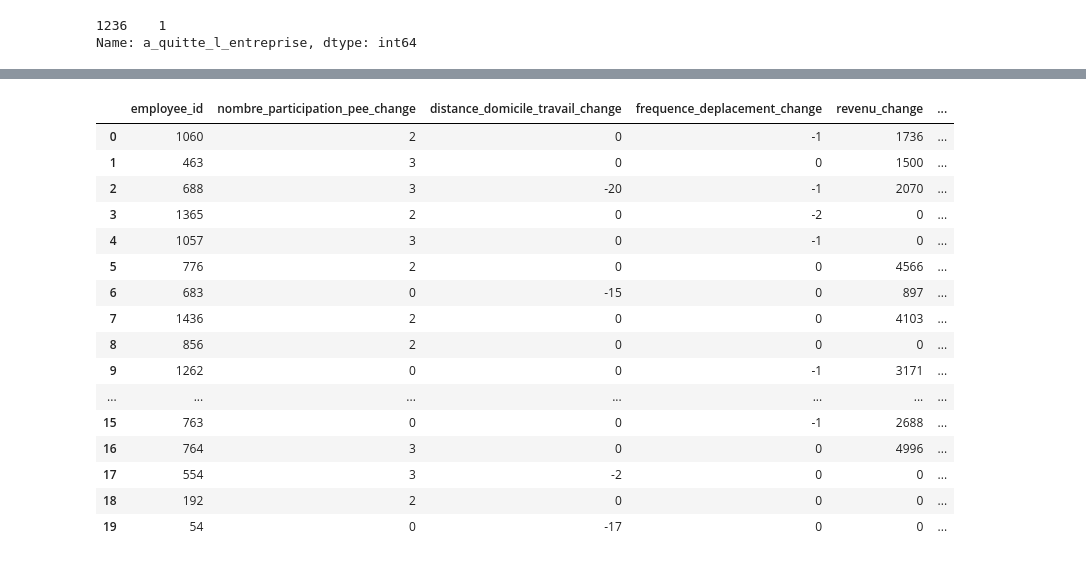
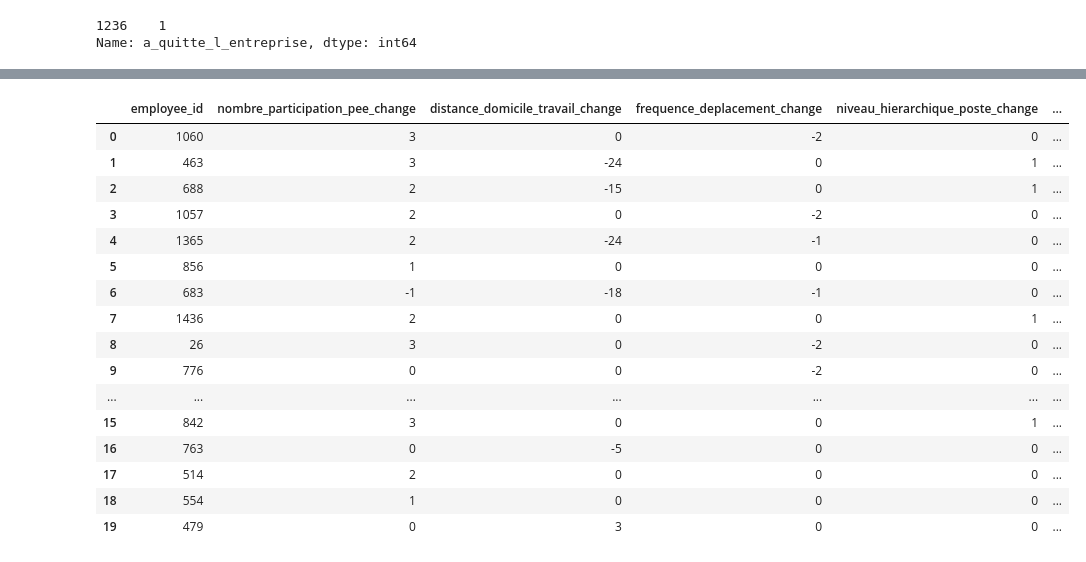
Before and after one commit to Ace4teaM/OCR-NovaTech, a Jupyter notebook: 3.modelisations.ipynb, the cells around one changed output, grey strips where cells are left out. Saved outputs shown, nothing was run; the diff lists cells and outputs as text; code cells hidden in the pictures.

```diff
--- a/3.modelisations.ipynb
+++ b/3.modelisations.ipynb
@@ -1531,9 +1532,9 @@ importance.sort_values(
 results = []
 
 permitted_range = {
-    "revenu_mensuel": [
-        df["revenu_mensuel"].min(),
-        df["revenu_mensuel"].max()
+    "niveau_hierarchique_poste": [
+        df["niveau_hierarchique_poste"].min(),
+        df["niveau_hierarchique_poste"].max()
     ],
     "frequence_deplacement": [
         df["frequence_deplacement"].min(),
@@ -1558,56 +1559,56 @@ for idx in risky_employees.index:
             "nombre_participation_pee",
             "distance_domicile_travail",
             "frequence_deplacement",
-            "revenu_mensuel",
+            "niveau_hierarchique_poste",
             "heure_supplementaires",
             "satisfaction_employee_nature_travail",
             "satisfaction_employee_equipe",
             "satisfaction_employee_equilibre_pro_perso",
             "note_evaluation_precedente",
             "nombre_experiences_precedentes"
         ],
         permitted_range=permitted_range
     )
 
 
     original = employee.iloc[0]
     suggested = cf.cf_examples_list[0].final_cfs_df.iloc[0]
 
     results.append({
         "employee_id": idx,
         "nombre_participation_pee_change":
             suggested["nombre_participation_pee"] - original["nombre_participation_pee"],
         "distance_domicile_travail_change":
             suggested["distance_domicile_travail"] - original["distance_domicile_travail"],
         "frequence_deplacement_change":
             suggested["frequence_deplacement"] - original["frequence_deplacement"],
-        "revenu_change":
-            suggested["revenu_mensuel"] - original["revenu_mensuel"],
+        "niveau_hierarchique_poste_change":
+            suggested["niveau_hierarchique_poste"] - original["niveau_hierarchique_poste"],
         "heure_supplementaires_change":
             suggested["heure_supplementaires"] - original["heure_supplementaires"],
     })
 
 report = pd.DataFrame(results)
 
 report
 # %% [output]
-|  | employee_id | nombre_participation_pee_change | distance_domicile_travail_change | frequence_deplacement_change | revenu_change | ... |
-| 0 | 1060 | 2 | 0 | -1 | 1736 | ... |
-| 1 | 463 | 3 | 0 | 0 | 1500 | ... |
-| 2 | 688 | 3 | -20 | -1 | 2070 | ... |
-| 3 | 1365 | 2 | 0 | -2 | 0 | ... |
-| 4 | 1057 | 3 | 0 | -1 | 0 | ... |
-| 5 | 776 | 2 | 0 | 0 | 4566 | ... |
-| 6 | 683 | 0 | -15 | 0 | 897 | ... |
-| 7 | 1436 | 2 | 0 | 0 | 4103 | ... |
-| 8 | 856 | 2 | 0 | 0 | 0 | ... |
-| 9 | 1262 | 0 | 0 | -1 | 3171 | ... |
+|  | employee_id | nombre_participation_pee_change | distance_domicile_travail_change | frequence_deplacement_change | niveau_hierarchique_poste_change | ... |
+| 0 | 1060 | 3 | 0 | -2 | 0 | ... |
+| 1 | 463 | 3 | -24 | 0 | 1 | ... |
+| 2 | 688 | 2 | -15 | 0 | 1 | ... |
+| 3 | 1057 | 2 | 0 | -2 | 0 | ... |
+| 4 | 1365 | 2 | -24 | -1 | 0 | ... |
+| 5 | 856 | 1 | 0 | 0 | 0 | ... |
+| 6 | 683 | -1 | -18 | -1 | 0 | ... |
+| 7 | 1436 | 2 | 0 | 0 | 1 | ... |
+| 8 | 26 | 3 | 0 | -2 | 0 | ... |
+| 9 | 776 | 0 | 0 | -2 | 0 | ... |
 | ... | ... | ... | ... | ... | ... | ... |
-| 15 | 763 | 0 | 0 | -1 | 2688 | ... |
-| 16 | 764 | 3 | 0 | 0 | 4996 | ... |
-| 17 | 554 | 3 | -2 | 0 | 0 | ... |
-| 18 | 192 | 2 | 0 | 0 | 0 | ... |
-| 19 | 54 | 0 | -17 | 0 | 0 | ... |
+| 15 | 842 | 3 | 0 | 0 | 1 | ... |
+| 16 | 763 | 0 | -5 | 0 | 0 | ... |
+| 17 | 514 | 2 | 0 | 0 | 0 | ... |
+| 18 | 554 | 1 | 0 | 0 | 0 | ... |
+| 19 | 479 | 0 | 3 | 0 | 0 | ... |
 # %%
 counterfactuals = exp.generate_counterfactuals(
     employee,
```
Also changed, not shown: parts of 29 cells of this notebook.
